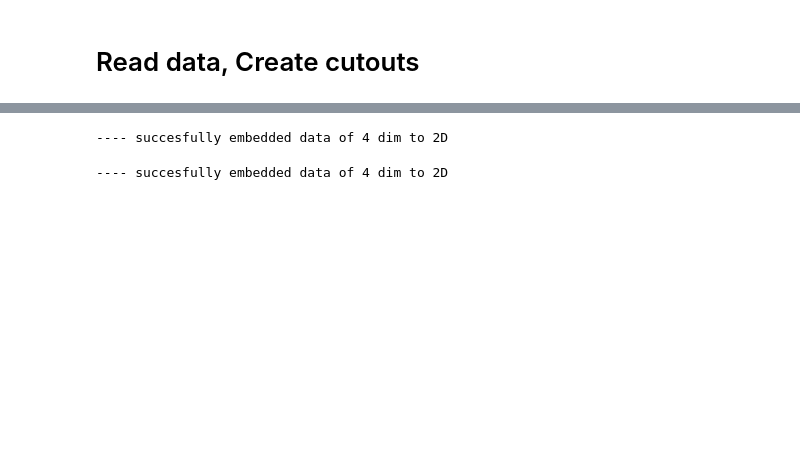
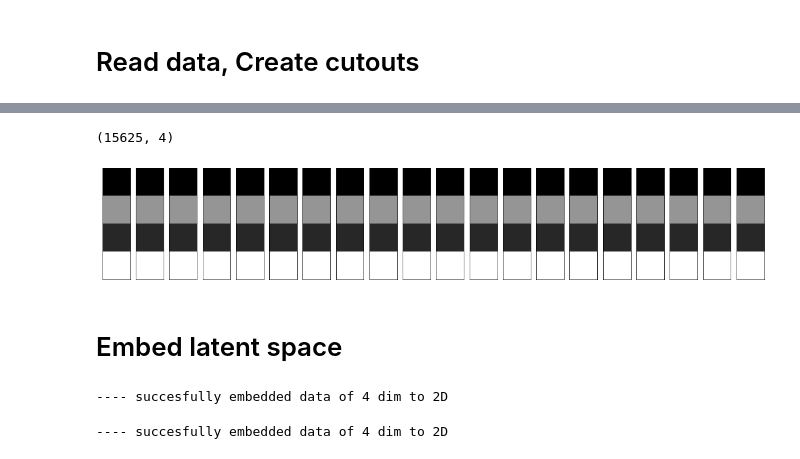
Before and after one commit to Iceshelves/AutomatedDamageDetection, a Jupyter notebook: notebooks/postprocessing/predict_tiles_testset.ipynb, the cells around one changed output, grey strips where cells are left out. Drawn from its saved outputs; the diff is of its cells as text; code cells hidden in the pictures; blank space fills up the shorter version.

```diff
--- a/notebooks/postprocessing/predict_tiles_testset.ipynb
+++ b/notebooks/postprocessing/predict_tiles_testset.ipynb
@@ -614,3 +674,24 @@ if latent_dim == 4:
+# %%
+encoded_data.shape
+# %% [output]
+(15625, 4)
+# %%
+# encoder = keras.Model(input_img, encoded)
+# encoded_imgs = encoder.predict(x_test)
+
+n = 20
+plt.figure(figsize=(20, 8))
+for i in range(1, n + 1):
+    ax = plt.subplot(1, n, i)
+    plt.imshow(encoded_data[i+1000].reshape((1, 4)).T)
+    plt.gray()
+    ax.get_xaxis().set_visible(False)
+    ax.get_yaxis().set_visible(False)
+plt.show()
+# %% [output]
+[figure, added]
+# %% [markdown]
+# Embed latent space
 # %%
 '''  ----------------
 embed latentspace to 2D for cluster plot
```
Also changed, not shown: parts of 36 cells of this notebook, 1 other file.
